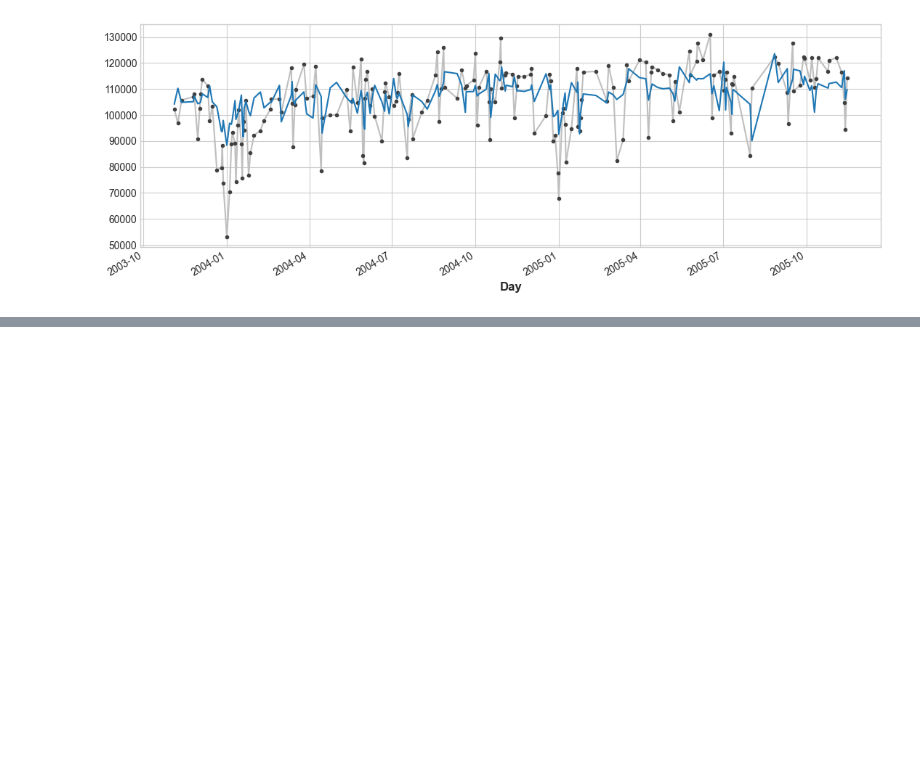
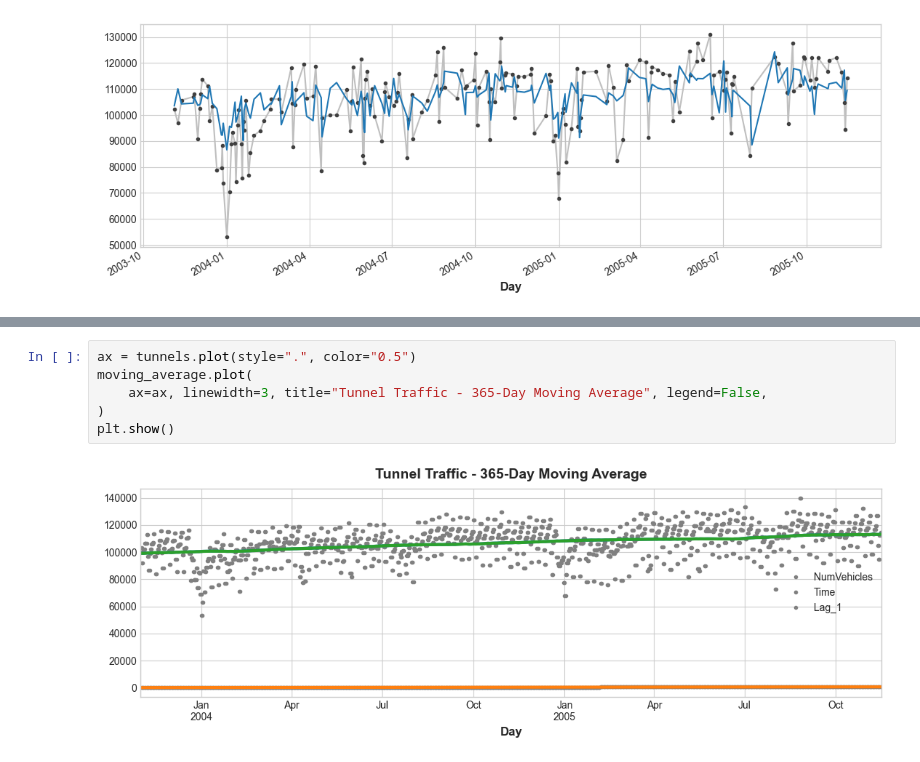
Before and after one commit to Medoci/Medoci, a Jupyter notebook: notebooks/Kaggle_Time_Series_Forecasting.ipynb, the cells around one changed output, grey strips where cells are left out. Drawn from its saved outputs; the diff is of its cells as text; blank space fills up the shorter version.

```diff
--- a/notebooks/Kaggle_Time_Series_Forecasting.ipynb
+++ b/notebooks/Kaggle_Time_Series_Forecasting.ipynb
@@ -263,0 +392,8 @@ train.describe().T.style.background_gradient(cmap= 'cividis')
+# %%
+ax = tunnels.plot(style=".", color="0.5")
+moving_average.plot(
+    ax=ax, linewidth=3, title="Tunnel Traffic - 365-Day Moving Average", legend=False,
+)
+plt.show()
+# %% [output]
+[figure, added]
```
Also changed, not shown: parts of 21 cells of this notebook.
